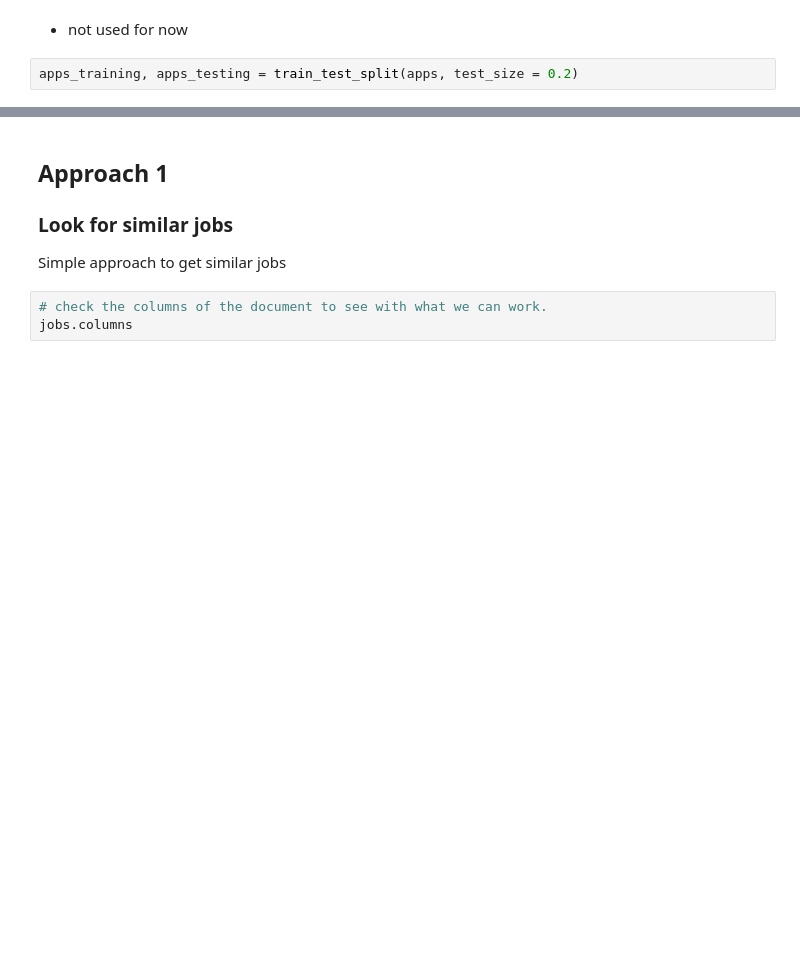
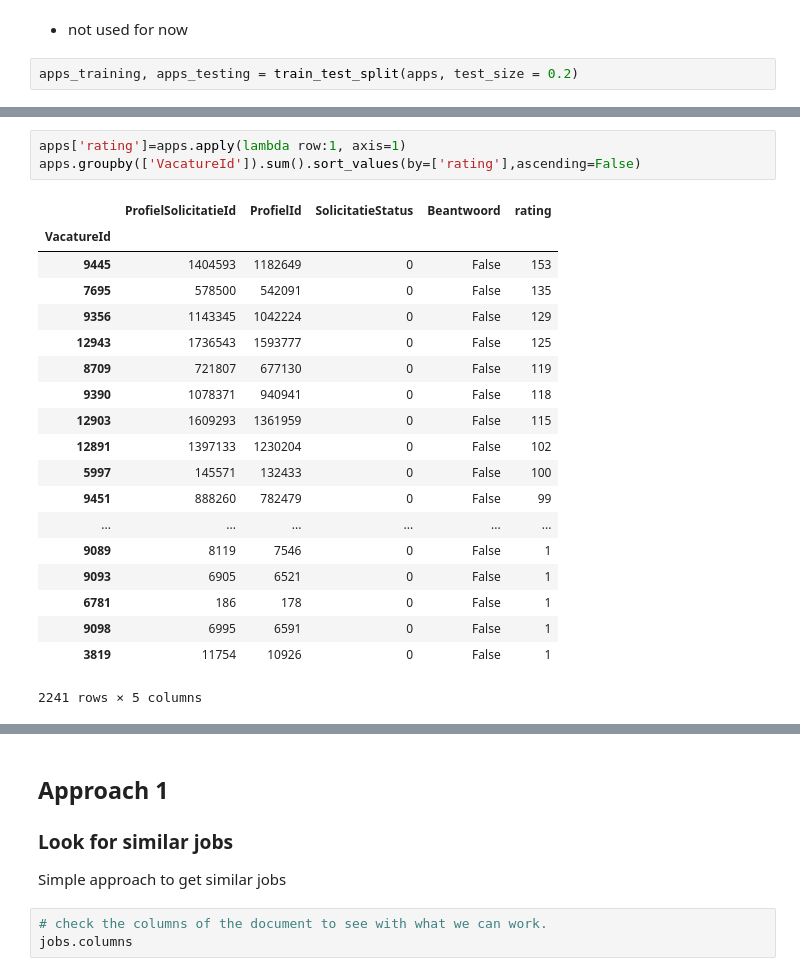
Before and after one commit to woetwoet/JobRecommendation, a Jupyter notebook: Profilevacancy_recommendation_V1.ipynb, the cells around one changed output, grey strips where cells are left out. Cells and saved outputs as stored; diff of their text form; blank space fills up the shorter version.

```diff
--- a/Profilevacancy_recommendation_V1.ipynb
+++ b/Profilevacancy_recommendation_V1.ipynb
@@ -115,0 +50,23 @@ plt.show()
+# %%
+apps['rating']=apps.apply(lambda row:1, axis=1)
+apps.groupby(['VacatureId']).sum().sort_values(by=['rating'],ascending=False)
+# %% [output]
+|  | ProfielSolicitatieId | ProfielId | SolicitatieStatus | Beantwoord | rating |
+| VacatureId |  |  |  |  |  |
+| 9445 | 1404593 | 1182649 | 0 | False | 153 |
+| 7695 | 578500 | 542091 | 0 | False | 135 |
+| 9356 | 1143345 | 1042224 | 0 | False | 129 |
+| 12943 | 1736543 | 1593777 | 0 | False | 125 |
+| 8709 | 721807 | 677130 | 0 | False | 119 |
+| 9390 | 1078371 | 940941 | 0 | False | 118 |
+| 12903 | 1609293 | 1361959 | 0 | False | 115 |
+| 12891 | 1397133 | 1230204 | 0 | False | 102 |
+| 5997 | 145571 | 132433 | 0 | False | 100 |
+| 9451 | 888260 | 782479 | 0 | False | 99 |
+| ... | ... | ... | ... | ... | ... |
+| 9089 | 8119 | 7546 | 0 | False | 1 |
+| 9093 | 6905 | 6521 | 0 | False | 1 |
+| 6781 | 186 | 178 | 0 | False | 1 |
+| 9098 | 6995 | 6591 | 0 | False | 1 |
+| 3819 | 11754 | 10926 | 0 | False | 1 |
+2241 rows × 5 columns
```
Also changed, not shown: parts of 15 cells of this notebook, 6 other files.
